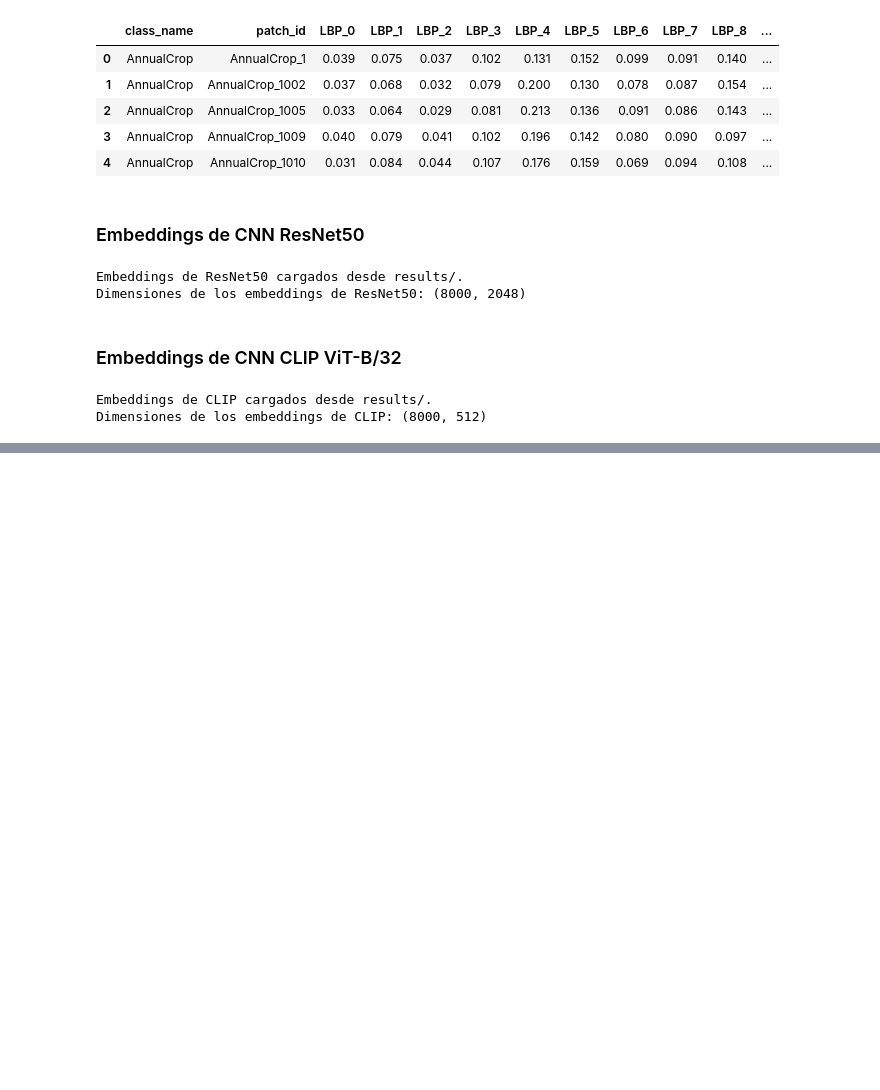
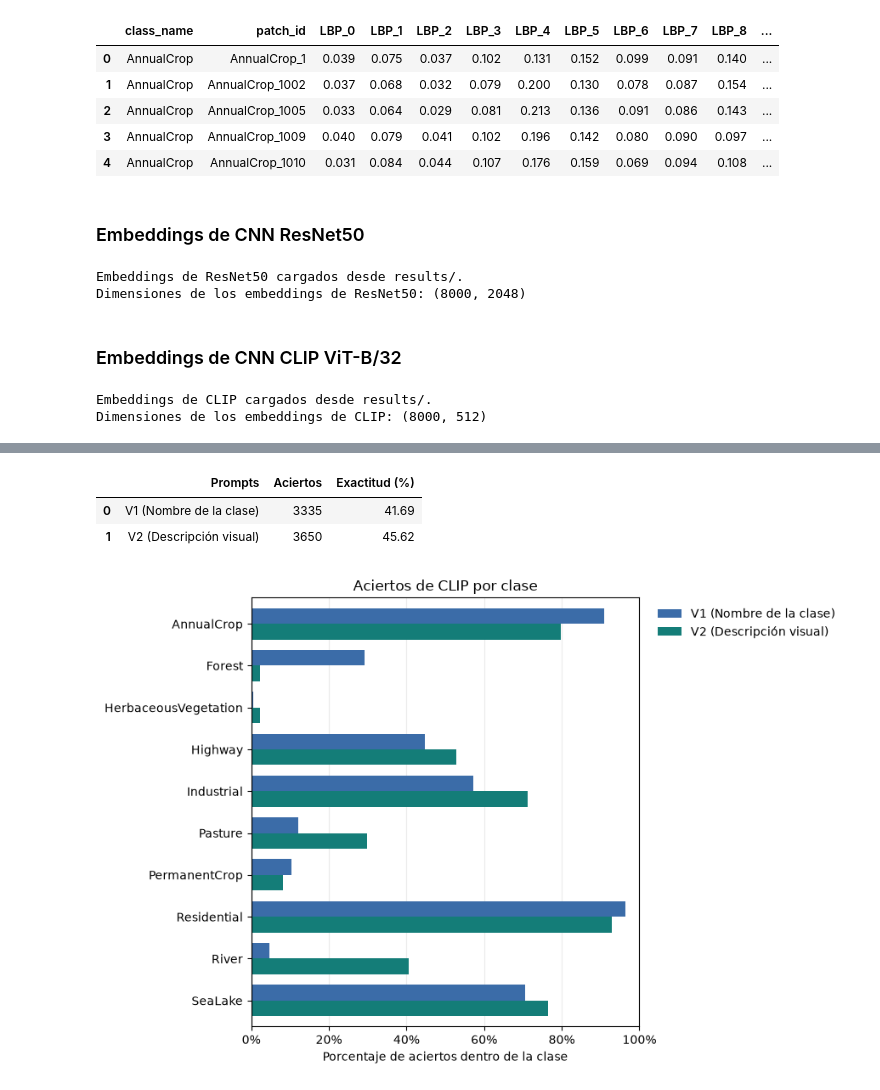
Before and after one commit to anton-p0g/Proyecto-AAPI, a Jupyter notebook: Ojo_en_orbita.ipynb, the cells around one changed output, grey strips where cells are left out. Drawn from its saved outputs; the diff is of its cells as text; code cells hidden in the pictures; blank space fills up the shorter version.

```diff
--- a/Ojo_en_orbita.ipynb
+++ b/Ojo_en_orbita.ipynb
@@ -565,0 +744,9 @@ Dimensiones de los embeddings de CLIP: (8000, 512)
+# %%
+classes = np.asarray(class_names)
+
+predictions = clip_index.copy()
+predictions["pred_v1"] = classes[scores_v1.argmax(axis=1)]
+predictions["pred_v2"] = classes[scores_v2.argmax(axis=1)]
+
+print("Parches etiquetados:", len(predictions))
+display(predictions.head())
@@ -565,0 +761,51 @@ Dimensiones de los embeddings de CLIP: (8000, 512)
+# %%
+correct_v1 = predictions["pred_v1"] == predictions["class_name"]
+correct_v2 = predictions["pred_v2"] == predictions["class_name"]
+
+accuracy_summary = pd.DataFrame({
+    "Prompts": ["V1 (Nombre de la clase)", "V2 (Descripción visual)"],
+    "Aciertos": [correct_v1.sum(), correct_v2.sum()],
+    "Exactitud (%)": [100 * correct_v1.mean(), 100 * correct_v2.mean()],
+})
+
+display(accuracy_summary.round(2))
+# %% [output]
+|  | Prompts | Aciertos | Exactitud (%) |
+| 0 | V1 (Nombre de la clase) | 3335 | 41.69 |
+| 1 | V2 (Descripción visual) | 3650 | 45.62 |
+# %%
+from matplotlib.ticker import PercentFormatter
+
+class_results = pd.DataFrame({
+    "Clase": predictions["class_name"],
+    "V1 (Nombre de la clase)": correct_v1,
+    "V2 (Descripción visual)": correct_v2,
+})
+
+accuracy_by_class = (
+    class_results.groupby("Clase")
+    .mean()
+    .mul(100)
+    .reindex(class_names)
+)
+
+ax = accuracy_by_class.plot.barh(
+    figsize=(9, 6),
+    color=["#3B6CA8", "#147D78"],
+    width=0.75,
+)
+
+ax.invert_yaxis()
+ax.set_title("Aciertos de CLIP por clase")
+ax.set_xlabel("Porcentaje de aciertos dentro de la clase")
+ax.set_ylabel("")
+ax.set_xlim(0, 100)
+ax.xaxis.set_major_formatter(PercentFormatter(xmax=100))
+ax.set_axisbelow(True)
+ax.grid(axis="x", alpha=0.25)
+ax.legend(loc="upper left", bbox_to_anchor=(1.02, 1), frameon=False)
+
+plt.tight_layout()
+plt.show()
+# %% [output]
+[figure, added]
```
Also changed, not shown: parts of 11 cells of this notebook.
